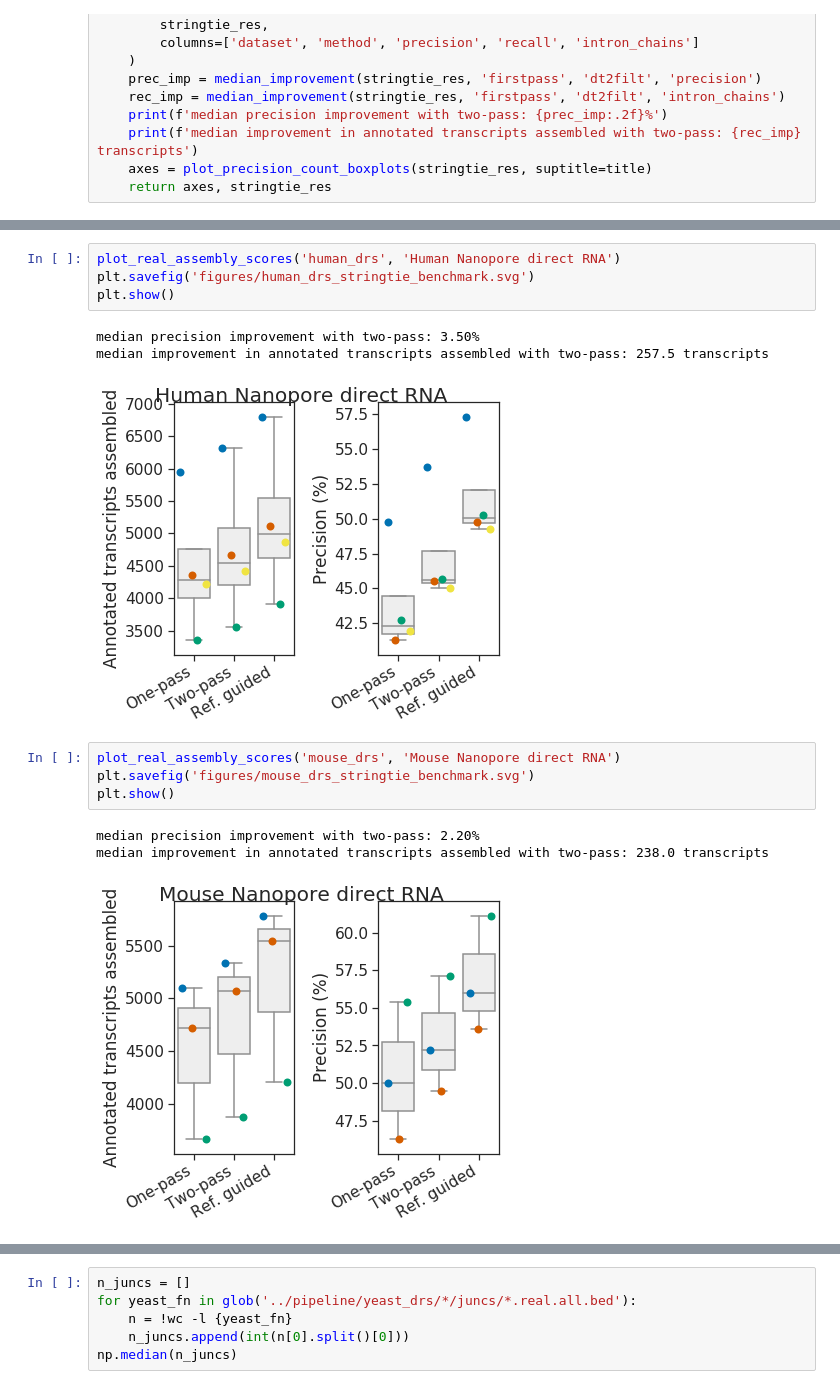
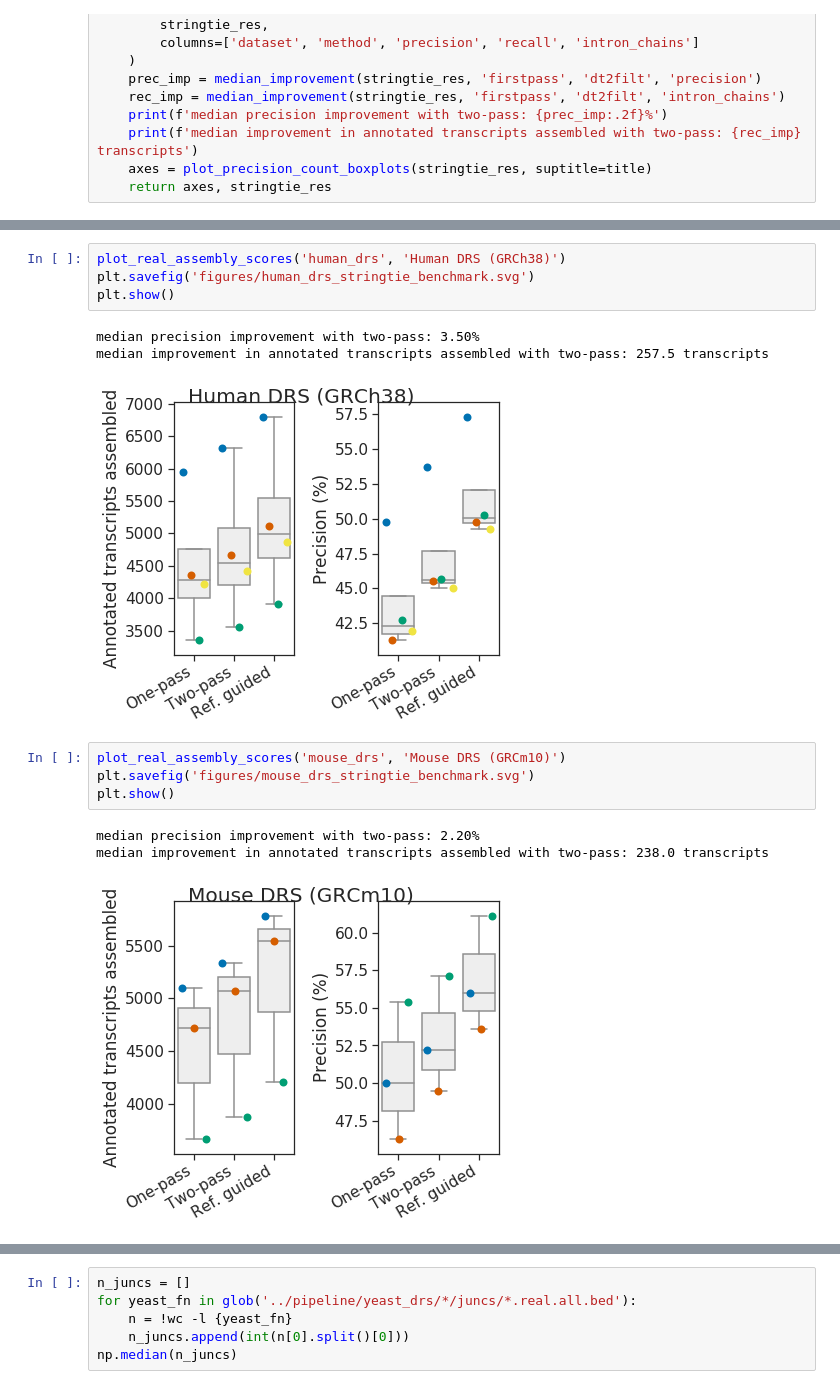
Before and after one commit to bartongroup/two_pass_alignment_pipeline, a Jupyter notebook: notebooks/benchmark_two_pass_transcript_assembly.ipynb, the cells around one changed output, grey strips where cells are left out. Cells and saved outputs as stored; diff of their text form.

```diff
--- a/notebooks/benchmark_two_pass_transcript_assembly.ipynb
+++ b/notebooks/benchmark_two_pass_transcript_assembly.ipynb
@@ -320,17 +320,17 @@ median improvement in annotated transcripts assembled with two-pass: 478.5 trans
 # %%
-plot_real_assembly_scores('human_drs', 'Human Nanopore direct RNA')
+plot_real_assembly_scores('human_drs', 'Human DRS (GRCh38)')
 plt.savefig('figures/human_drs_stringtie_benchmark.svg')
 plt.show()
 # %% [output]
 median precision improvement with two-pass: 3.50%
 median improvement in annotated transcripts assembled with two-pass: 257.5 transcripts
-[figure, old version]
+[figure, new version]
 # %%
-plot_real_assembly_scores('mouse_drs', 'Mouse Nanopore direct RNA')
+plot_real_assembly_scores('mouse_drs', 'Mouse DRS (GRCm10)')
 plt.savefig('figures/mouse_drs_stringtie_benchmark.svg')
 plt.show()
 # %% [output]
 median precision improvement with two-pass: 2.20%
 median improvement in annotated transcripts assembled with two-pass: 238.0 transcripts
-[figure, old version]
+[figure, new version]
 # %%
```
Also changed, not shown: parts of 3 cells of this notebook, 8 other files.
